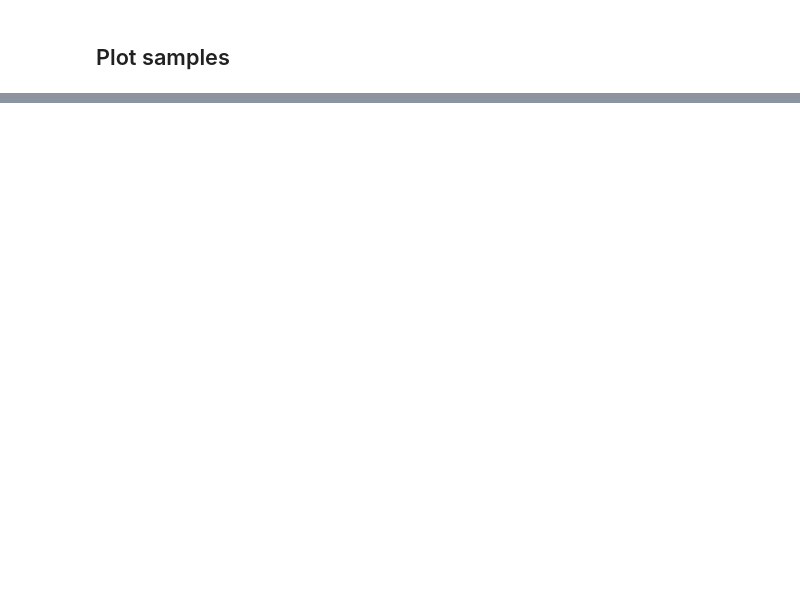
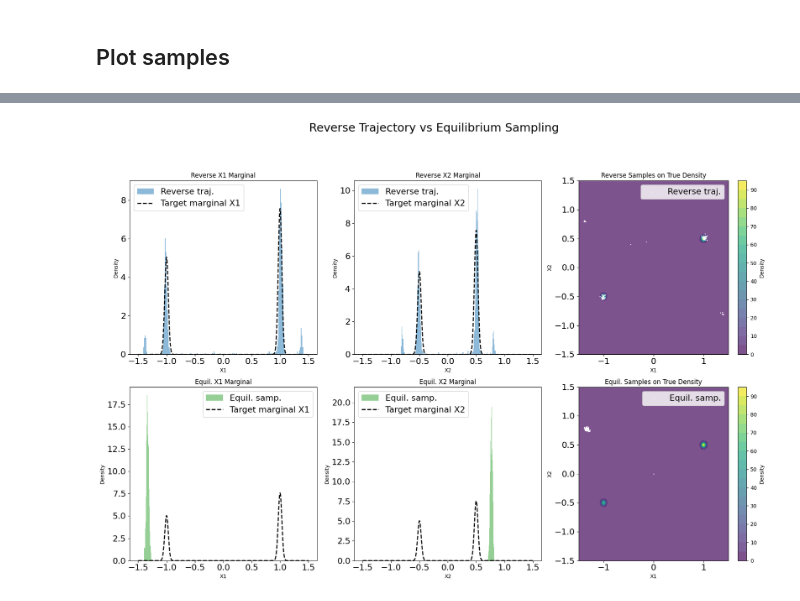
Before and after one commit to cyboesch/oscillator_dev, a Jupyter notebook: projects/physical-diffusion-models/notebooks/sampling-from-gaussian-mixture-CD1.ipynb, the cells around one changed output, grey strips where cells are left out. Drawn from its saved outputs; the diff is of its cells as text; code cells hidden in the pictures; blank space fills up the shorter version.

```diff
--- a/projects/physical-diffusion-models/notebooks/sampling-from-gaussian-mixture-CD1.ipynb
+++ b/projects/physical-diffusion-models/notebooks/sampling-from-gaussian-mixture-CD1.ipynb
@@ -731,0 +541,96 @@ plt.show()
+# %%
+import jax.numpy as jnp
+import matplotlib.pyplot as plt
+
+#— User settings —#
+num_bins      = 200
+n_points      = 200
+sample_stride = 10
+
+SMALL_SIZE  = 16
+MEDIUM_SIZE = 18
+BIGGER_SIZE = 22
+
+#— Prepare a grid for the contour plots —#
+x1 = jnp.linspace(-1.5, 1.5, n_points)
+x2 = jnp.linspace(-1.5, 1.5, n_points)
+X1, X2 = jnp.meshgrid(x1, x2)
+dx = x1[1] - x1[0]
+dy = x2[1] - x2[0]
+
+#— Compute the true GMM density on the grid —#
+prob_grid = jnp.zeros_like(X1)
+for w, m, C in zip(weights, means, covs):
+    diff = jnp.stack([X1 - m[0], X2 - m[1]], axis=-1)  # shape (n,n,2)
+    invC = jnp.linalg.inv(C)
+    exponent = jnp.einsum('...i,ij,...j->...', diff, invC, diff)
+    norm = jnp.sqrt((2*jnp.pi)**2 * jnp.linalg.det(C))
+    prob_grid += w * jnp.exp(-0.5 * exponent) / norm
+
+#— Precompute 1D marginals for overlay —#
+x_lin = jnp.linspace(-1.5, 1.5, 1000)
+marginal_x1 = sum(
+    w * jnp.exp(-0.5 * ((x_lin - m[0])**2) / C[0,0]) / jnp.sqrt(2*jnp.pi*C[0,0])
+    for w, m, C in zip(weights, means, covs)
+)
+marginal_x2 = sum(
+    w * jnp.exp(-0.5 * ((x_lin - m[1])**2) / C[1,1]) / jnp.sqrt(2*jnp.pi*C[1,1])
+    for w, m, C in zip(weights, means, covs)
+)
+
+#— Build the 2×3 figure —#
+fig, axes = plt.subplots(2, 3, figsize=(18, 12))
+fig.suptitle('Reverse Trajectory vs Equilibrium Sampling', fontsize=BIGGER_SIZE, y=1.02)
+
+# Row 0: reverse-trajectory samples
+axes[0,0].hist(final_states[:,0], bins=num_bins, density=True,
+               alpha=0.5, label='Reverse traj.', color='C0')
+axes[0,0].plot(x_lin, marginal_x1, '--k', lw=2, label='Target marginal X1')
+axes[0,0].set(title='Reverse X1 Marginal', xlabel='X1', ylabel='Density')
+axes[0,0].legend(fontsize=SMALL_SIZE)
+axes[0,0].tick_params(labelsize=SMALL_SIZE)
+
+axes[0,1].hist(final_states[:,1], bins=num_bins, density=True,
+               alpha=0.5, label='Reverse traj.', color='C0')
+axes[0,1].plot(x_lin, marginal_x2, '--k', lw=2, label='Target marginal X2')
+axes[0,1].set(title='Reverse X2 Marginal', xlabel='X2', ylabel='Density')
+axes[0,1].legend(fontsize=SMALL_SIZE)
+axes[0,1].tick_params(labelsize=SMALL_SIZE)
+
+cf0 = axes[0,2].contourf(X1, X2, prob_grid, levels=20, cmap='viridis', alpha=0.7)
+plt.colorbar(cf0, ax=axes[0,2], label='Density')
+axes[0,2].scatter(final_states[::sample_stride,0],
+                  final_states[::sample_stride,1],
+                  c='w', s=1, alpha=0.8, label='Reverse traj.')
+axes[0,2].set(title='Reverse Samples on True Density', xlabel='X1', ylabel='X2')
+axes[0,2].legend(fontsize=SMALL_SIZE)
+axes[0,2].tick_params(labelsize=SMALL_SIZE)
+
+# Row 1: equilibrium (“direct SDE”) samples
+axes[1,0].hist(sde_samples_direct[:,0], bins=num_bins, density=True,
+               alpha=0.5, label='Equil. samp.', color='C2')
+axes[1,0].plot(x_lin, marginal_x1, '--k', lw=2, label='Target marginal X1')
+axes[1,0].set(title='Equil. X1 Marginal', xlabel='X1', ylabel='Density')
+axes[1,0].legend(fontsize=SMALL_SIZE)
+axes[1,0].tick_params(labelsize=SMALL_SIZE)
+
+axes[1,1].hist(sde_samples_direct[:,1], bins=num_bins, density=True,
+               alpha=0.5, label='Equil. samp.', color='C2')
+axes[1,1].plot(x_lin, marginal_x2, '--k', lw=2, label='Target marginal X2')
+axes[1,1].set(title='Equil. X2 Marginal', xlabel='X2', ylabel='Density')
+axes[1,1].legend(fontsize=SMALL_SIZE)
+axes[1,1].tick_params(labelsize=SMALL_SIZE)
+
+cf1 = axes[1,2].contourf(X1, X2, prob_grid, levels=20, cmap='viridis', alpha=0.7)
+plt.colorbar(cf1, ax=axes[1,2], label='Density')
+axes[1,2].scatter(sde_samples_direct[::sample_stride,0],
+                  sde_samples_direct[::sample_stride,1],
+                  c='w', s=1, alpha=0.8, label='Equil. samp.')
+axes[1,2].set(title='Equil. Samples on True Density', xlabel='X1', ylabel='X2')
+axes[1,2].legend(fontsize=SMALL_SIZE)
+axes[1,2].tick_params(labelsize=SMALL_SIZE)
+
+fig.tight_layout(rect=[0, 0, 1, 0.96])
+plt.show()
+# %% [output]
+[figure, added]
```
Also changed, not shown: parts of 11 cells of this notebook.
